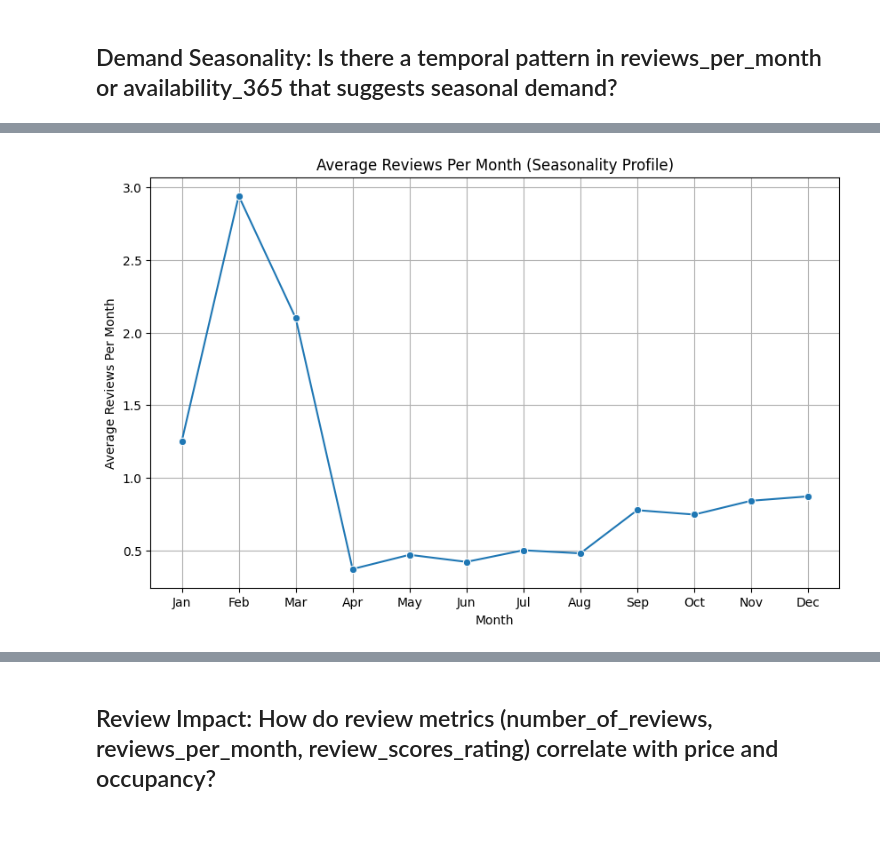
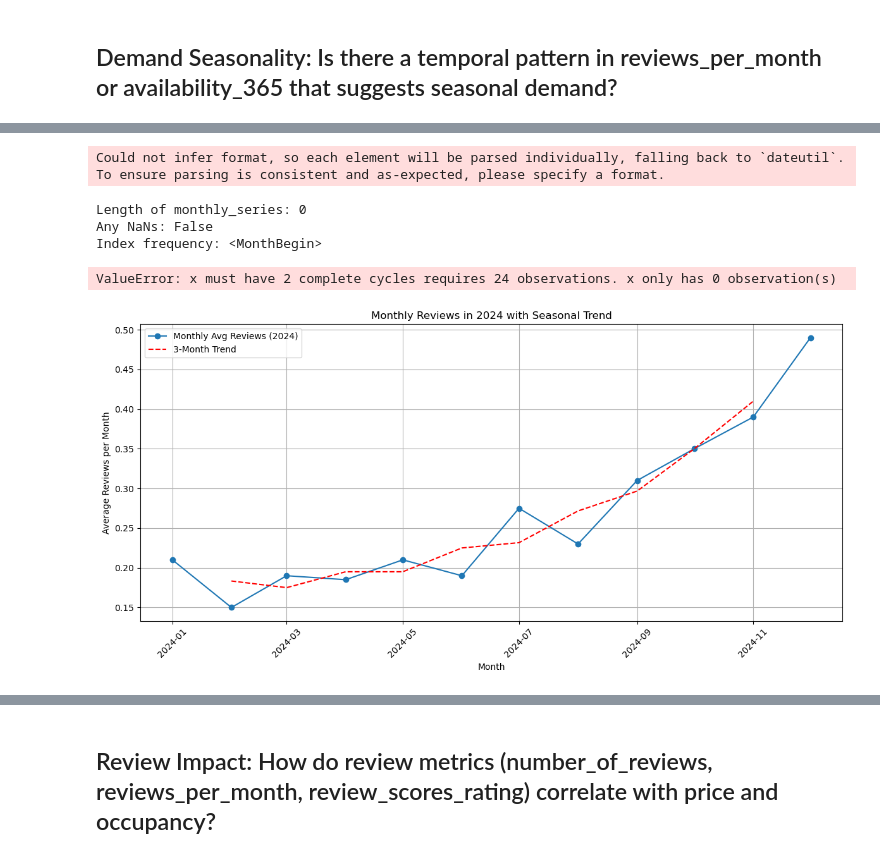
Before and after one commit to Deimos999/EDA-Final, a Jupyter notebook: final_project_Alexia.ipynb, the cells around one changed output, grey strips where cells are left out. Drawn from its saved outputs; the diff is of its cells as text; code cells hidden in the pictures; blank space fills up the shorter version.

Commit message:
Need Clean data for Time series

```diff
--- a/final_project_Alexia.ipynb
+++ b/final_project_Alexia.ipynb
@@ -932,21 +915,0 @@ plt.show()
-# %%
-
-# Group by month (across all years)
-monthly_avg = (
-    df.groupby('review_month')['reviews_per_month']
-    .mean()
-    .reindex(range(1,13))  # Ensure all months are present
-)
-
-# Plot
-plt.figure(figsize=(10,6))
-sns.lineplot(x=monthly_avg.index, y=monthly_avg.values, marker='o')
-plt.xticks(range(1,13),
-           ['Jan','Feb','Mar','Apr','May','Jun','Jul','Aug','Sep','Oct','Nov','Dec'])
-plt.title('Average Reviews Per Month (Seasonality Profile)')
-plt.xlabel('Month')
-plt.ylabel('Average Reviews Per Month')
-plt.grid(True)
-plt.show()
-# %% [output]
-[figure, removed]
@@ -952,0 +919,21 @@ plt.show()
+# %%
+df['last_review'] = df['last_review'].fillna(df['last_review'].mode()[0])
+# %%
+df['review_date'] = pd.to_datetime(df['review_year_str'] + '-' + df['review_month_str'] + '-01', errors='coerce')
+# %% [output]
+Could not infer format, so each element will be parsed individually, falling back to `dateutil`. To ensure parsing is consistent and as-expected, please specify a format.
+# %%
+monthly_series = df.groupby('review_date')['reviews_per_month'].mean().asfreq('MS', fill_value=0)
+print("Length of monthly_series:", len(monthly_series))
+print("Any NaNs:", monthly_series.isna().any())
+print("Index frequency:", monthly_series.index.freq)
+
+decomposition = seasonal_decompose(monthly_series, model='additive', period=12)
+fig = decomposition.plot()
+fig.set_size_inches(12, 8)
+plt.show()
+# %% [output]
+Length of monthly_series: 0
+Any NaNs: False
+Index frequency: <MonthBegin>
+ValueError: x must have 2 complete cycles requires 24 observations. x only has 0 observation(s)
@@ -952,0 +942,30 @@ plt.show()
+# %%
+# Filter to 2024 reviews only
+df_2024 = df[df['last_review'].dt.year == 2024].copy()
+
+# Drop rows with missing 'reviews_per_month' or 'last_review'
+df_2024 = df_2024.dropna(subset=['reviews_per_month', 'last_review'])
+
+# Aggregate by review date (you can use first day of month for clarity)
+df_2024['month'] = df_2024['last_review'].dt.to_period('M').dt.to_timestamp()
+monthly_2024 = df_2024.groupby('month')['reviews_per_month'].median()
+
+# Calculate 3-month centered moving average
+trend = monthly_2024.rolling(window=3, center=True).mean()
+
+# Plot
+import matplotlib.pyplot as plt
+
+plt.figure(figsize=(12, 6))
+plt.plot(monthly_2024.index, monthly_2024.values, marker='o', label='Monthly Avg Reviews (2024)')
+plt.plot(trend.index, trend.values, linestyle='--', color='red', label='3-Month Trend')
+plt.title('Monthly Reviews in 2024 with Seasonal Trend')
+plt.xlabel('Month')
+plt.ylabel('Average Reviews per Month')
+plt.grid(True)
+plt.legend()
+plt.xticks(rotation=45)
+plt.tight_layout()
+plt.show()
+# %% [output]
+[figure, added]
```
Also changed, not shown: parts of 57 cells of this notebook, 2 other files.
